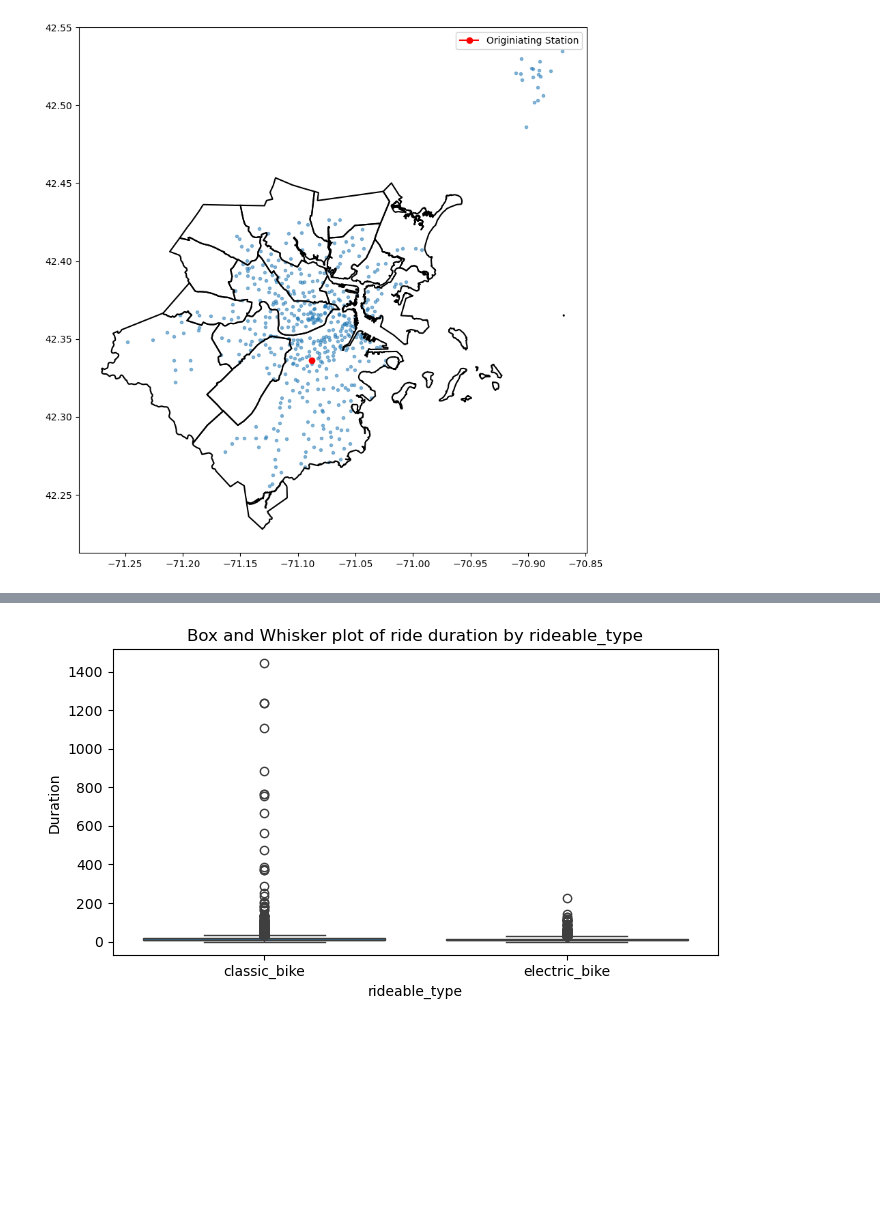
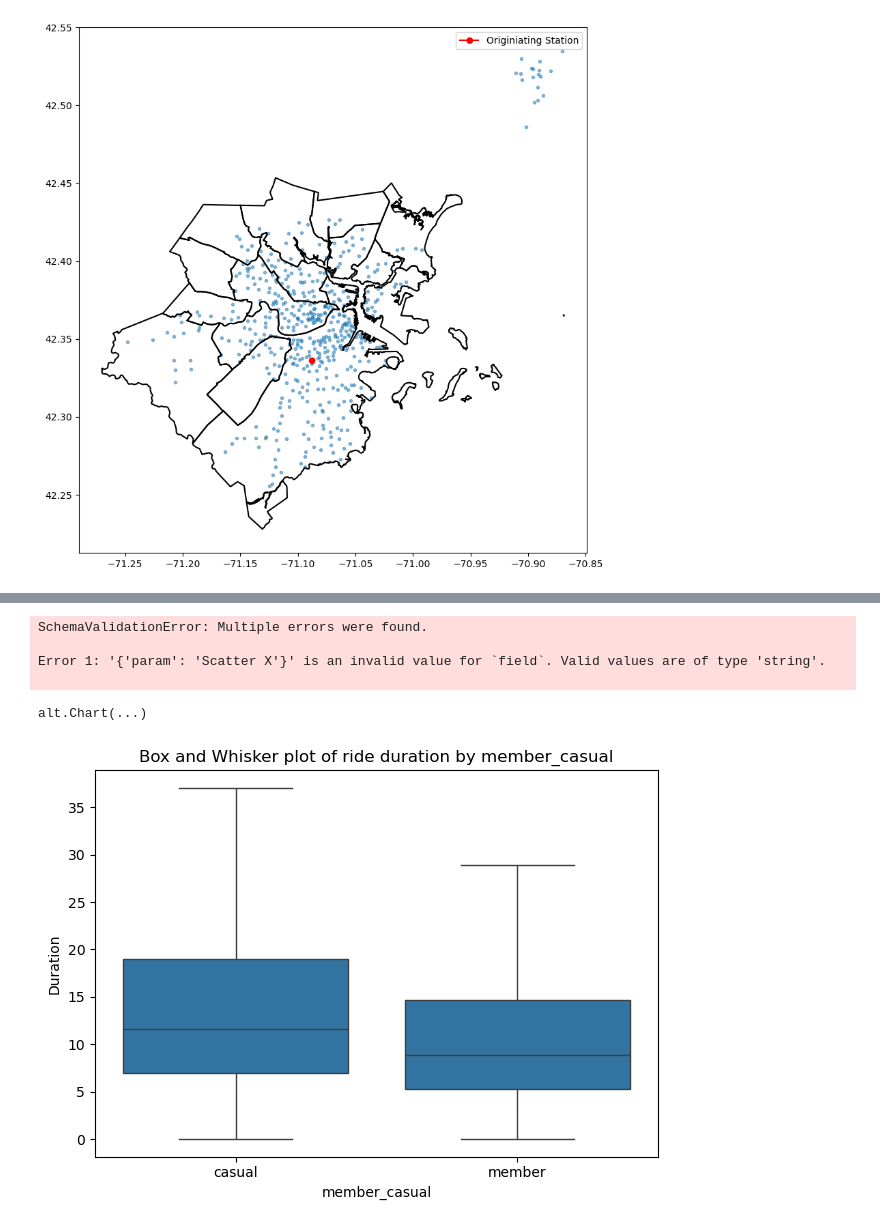
Before and after one commit to KenneDW/DS4200-Bike-Project, a Jupyter notebook: viz_experiments.ipynb, the cells around one changed output, grey strips where cells are left out. Drawn from its saved outputs; the diff is of its cells as text; code cells hidden in the pictures; blank space fills up the shorter version.

Commit message:
working boxplot

```diff
--- a/viz_experiments.ipynb
+++ b/viz_experiments.ipynb
@@ -102,14 +131,34 @@ data.shape
+# %%
+x_dropdown = alt.binding_select(options = dec.columns.tolist(), name = "X Axis: ")
+y_dropdown = alt.binding_select(options = dec.columns.tolist(), name = "Y Axis: ")
+
+x_select = alt.selection_point(name = "Scatter X", value = "duration", bind=x_dropdown)
+y_select = alt.selection_point(name = "Scatter Y", value = "start_station_name",  bind=y_dropdown)
+
+scatter = alt.Chart(dec).mark_point().encode(
+    x = alt.X(x_select),
+    y = alt.Y(y_select)
+).add_params(
+    x_select,
+    y_select
+)
+scatter
+# %% [output]
+SchemaValidationError: Multiple errors were found.
+
+Error 1: '{'param': 'Scatter X'}' is an invalid value for `field`. Valid values are of type 'string'.
+
+alt.Chart(...)
 # %%
-def hist(x):
-    fig = plt.figure(figsize = (7, 4))
-    sns.boxplot(x = data[x], y = data["duration"])
+def category_hist(x):
+    sns.boxplot(x = data[x], y = data["duration"], showfliers = False)
     plt.xlabel(x)
     plt.ylabel("Duration")
     plt.title(f"Box and Whisker plot of ride duration by {x}")
     plt.tight_layout()
     return fig
 
-hist("rideable_type")
+category_hist("member_casual")
 plt.show()
 # %% [output]
-[figure, old version]
+[figure, new version]
```
Also changed, not shown: parts of 5 cells of this notebook, 4 other files.
